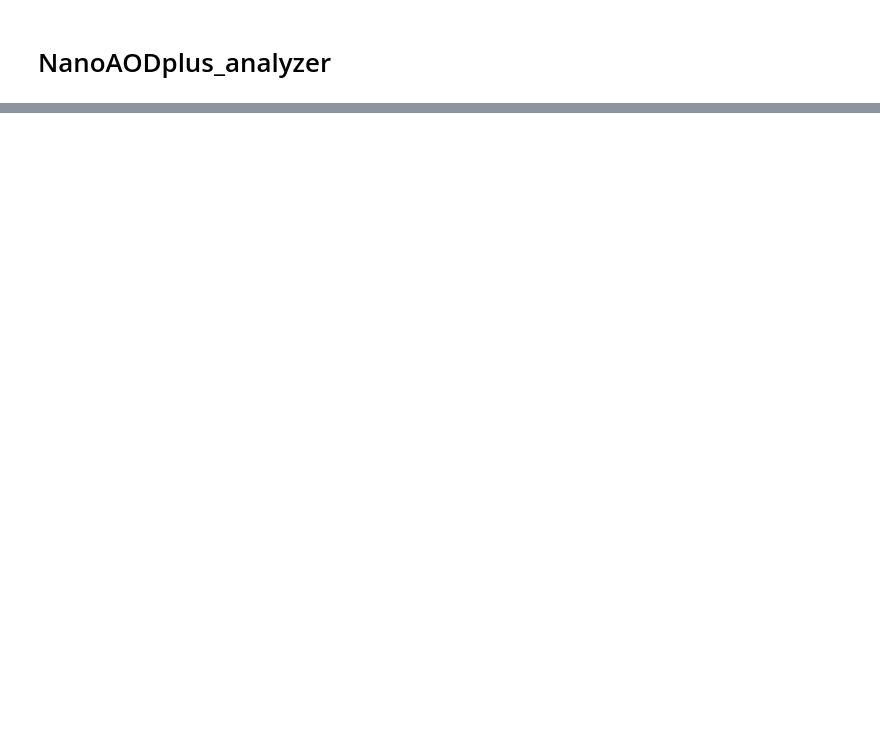
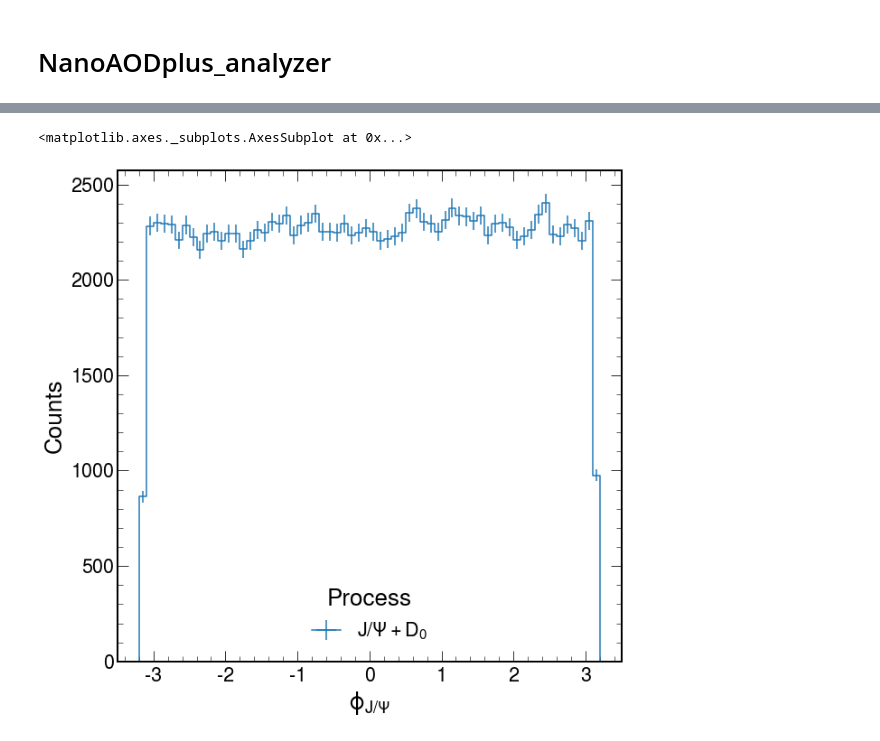
Before and after one commit to Mapse/OniaOpenCharmRun2ULAna, a Jupyter notebook: GenParticle_analyzer.ipynb, the cells around one changed output, grey strips where cells are left out. Drawn from its saved outputs; the diff is of its cells as text; code cells hidden in the pictures; blank space fills up the shorter version.

```diff
--- a/GenParticle_analyzer.ipynb
+++ b/GenParticle_analyzer.ipynb
@@ -142,0 +128,7 @@ Lambda_cplus = Lambda_cplus[Lambda_cplus_same_vtx]
+# %%
+Jpsi_phi = hist.Hist('Counts', sample,  Jpsi_phi_axis)
+Jpsi_phi.fill(sample="$J/\Psi+D_0$", phi=Jpsi.__fast_phi.flatten())
+hist.plot1d(Jpsi_phi, overlay='sample')
+# %% [output]
+<matplotlib.axes._subplots.AxesSubplot at 0x...>
+[figure, added]
```
Also changed, not shown: parts of 78 cells of this notebook, 1 other file.
